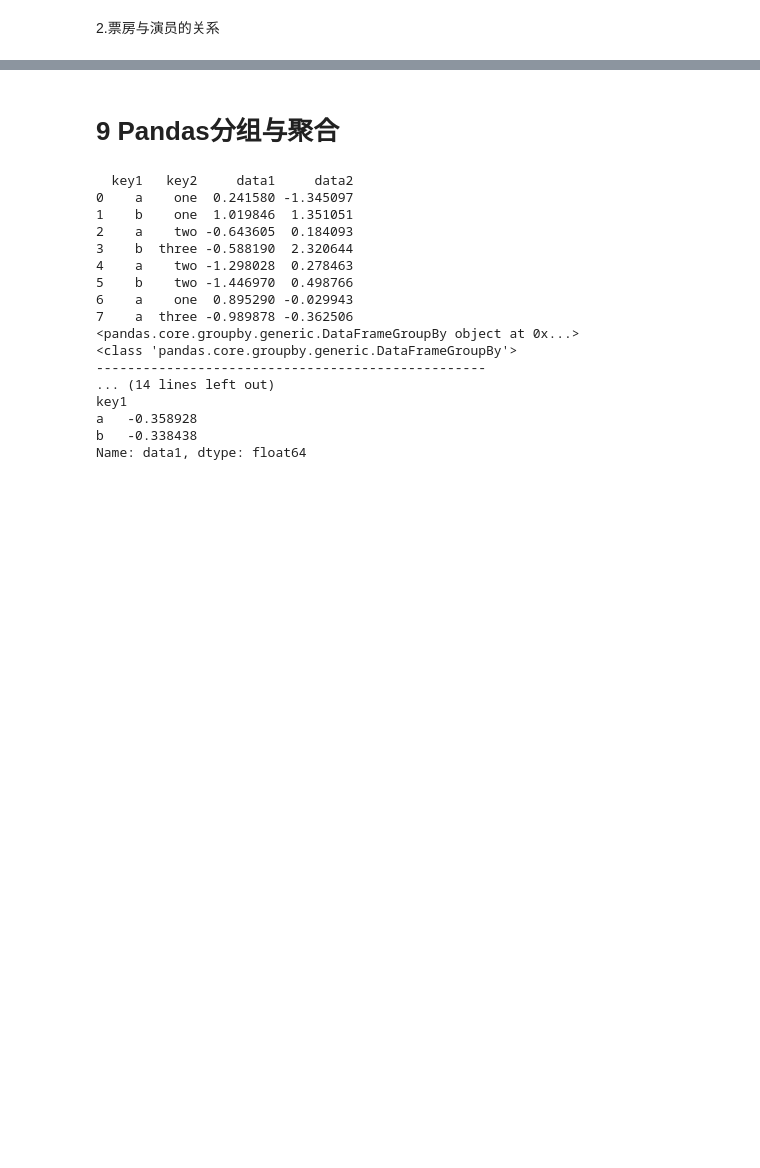
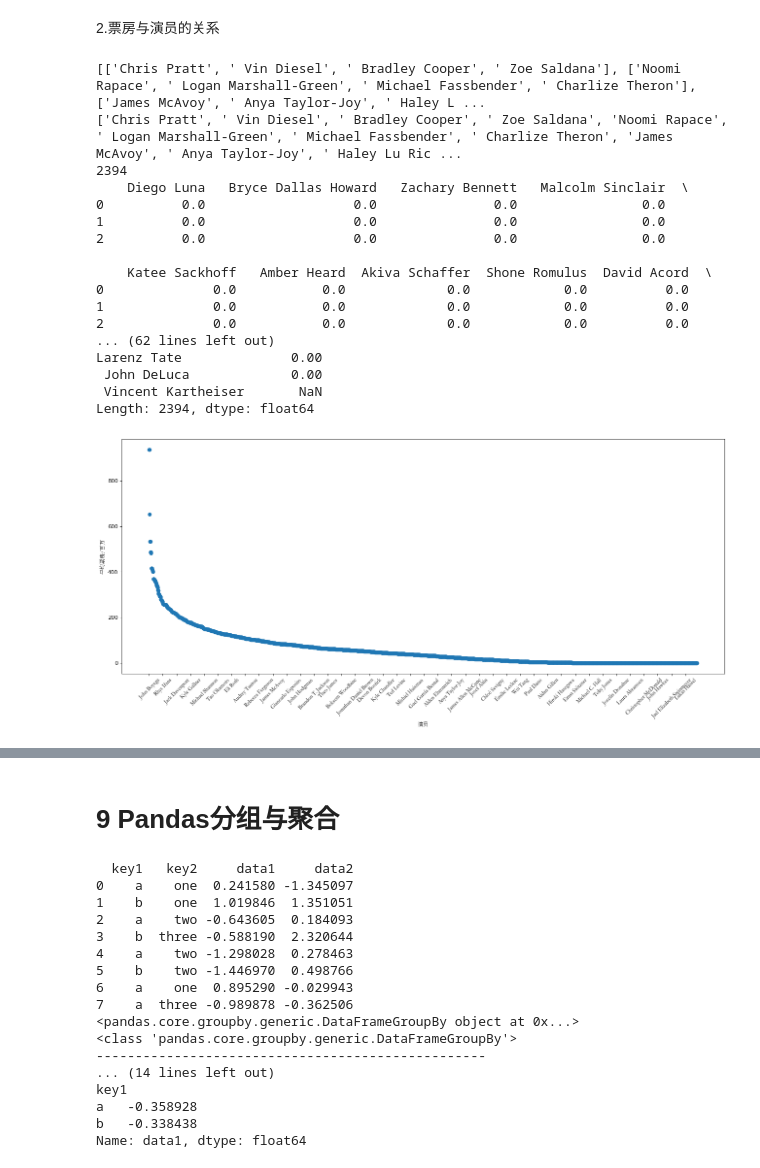
Before and after one commit to SJTU-wp/wangpan_python_primary, a Jupyter notebook: day55/pandas_practices.ipynb, the cells around one changed output, grey strips where cells are left out. Drawn from its saved outputs; the diff is of its cells as text; code cells hidden in the pictures; blank space fills up the shorter version.

```diff
--- a/day55/pandas_practices.ipynb
+++ b/day55/pandas_practices.ipynb
@@ -498,2 +591,81 @@ Yorgos Lanthimos         8.81
 # %% [markdown]
 2.票房与演员的关系
+# %%
+import numpy as np
+import pandas as pd
+from matplotlib import pyplot as plt, font_manager
+
+file_path = "IMDB-Movie-Data.csv"
+df = pd.read_csv(file_path)
+
+# 获取演员的人数
+temp_actors_list = df["Actors"].str.split(",").tolist()  # 二维列表
+print(temp_actors_list)
+actors_list = [i for j in temp_actors_list for i in j]  # 二维展为一维
+print(actors_list)
+actors_num = len(set(actors_list))
+actors_list_unique = list(set(actors_list))
+print(actors_num)
+
+# 因演员数据的特殊性，做如下预处理
+# 构造全为0的数组，行是原来的样本数，列是演员（去重后的），参考one-hot编码思想
+zeros_df = pd.DataFrame(np.zeros((df.shape[0], actors_num)), columns=actors_list_unique)
+# print(zeros_df)
+
+# 给每个电影出现某演员的位置赋值Revenue (Millions)
+for i in range(df.shape[0]):
+    zeros_df.loc[i, temp_actors_list[i]] = df["Revenue (Millions)"][i]
+
+print(zeros_df.head(3))
+
+# 统计每位演员所参演电影的平均票房
+revenue_sum = zeros_df.sum(axis=0)
+print(revenue_sum)
+# print(revenue_sum.sort_values())
+print("*"*50)
+
+actor_movie_num = (zeros_df[actors_list_unique] != 0).sum()  # 默认按列求和
+print(actor_movie_num.sort_values())
+print(actor_movie_num)
+
+revenue_mean = (revenue_sum / actor_movie_num).sort_values(ascending=False)
+print(revenue_mean)
+
+# 选择图形，散点图
+# 准备数据
+_x = revenue_mean.index.tolist()
+_y = revenue_mean.values
+
+# 设置图形大小
+plt.figure( figsize=(20, 8), dpi=80 )
+# 使用scatter绘制散点图
+plt.scatter( _x, _y)
+
+my_font = font_manager.FontProperties( fname='C:\Windows\Fonts\STSONG.TTF', size=10 )
+
+_xticks_labels = [i for i in _x]
+plt.xticks( _x[::60], _xticks_labels[::60], fontproperties=my_font,rotation=45)
+
+plt.xlabel( '演员', fontproperties=my_font )
+plt.ylabel( '平均票房/百万', fontproperties=my_font )
+
+plt.show()
+# %% [output]
+[['Chris Pratt', ' Vin Diesel', ' Bradley Cooper', ' Zoe Saldana'], ['Noomi Rapace', ' Logan Marshall-Green', ' Michael Fassbender', ' Charlize Theron'], ['James McAvoy', ' Anya Taylor-Joy', ' Haley L ...
+['Chris Pratt', ' Vin Diesel', ' Bradley Cooper', ' Zoe Saldana', 'Noomi Rapace', ' Logan Marshall-Green', ' Michael Fassbender', ' Charlize Theron', 'James McAvoy', ' Anya Taylor-Joy', ' Haley Lu Ric ...
+2394
+    Diego Luna   Bryce Dallas Howard   Zachary Bennett   Malcolm Sinclair  \
+0          0.0                   0.0               0.0                0.0
+1          0.0                   0.0               0.0                0.0
+2          0.0                   0.0               0.0                0.0
+
+    Katee Sackhoff   Amber Heard  Akiva Schaffer  Shone Romulus  David Acord  \
+0              0.0           0.0             0.0            0.0          0.0
+1              0.0           0.0             0.0            0.0          0.0
+2              0.0           0.0             0.0            0.0          0.0
+... (62 lines left out)
+Larenz Tate              0.00
+ John DeLuca             0.00
+ Vincent Kartheiser       NaN
+Length: 2394, dtype: float64
+[figure, added]
```
Also changed, not shown: parts of 14 cells of this notebook, 7 other files.
